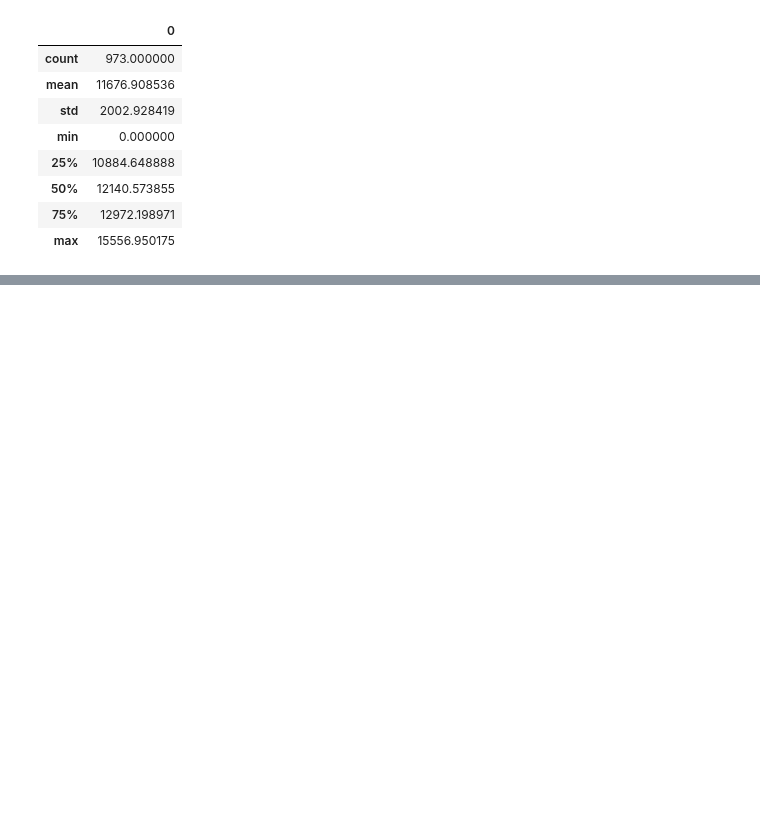
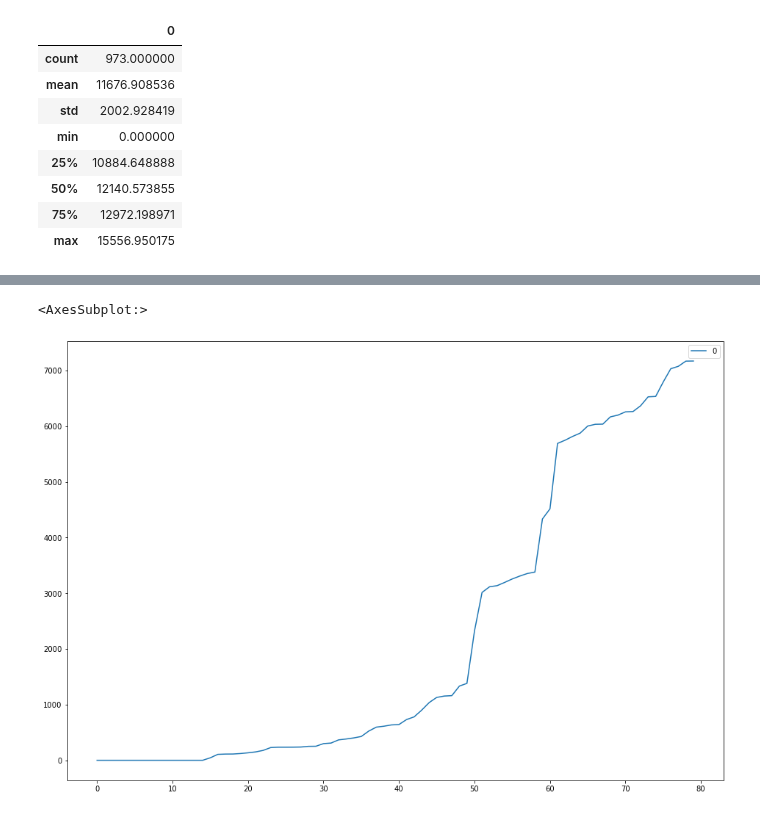
Before and after one commit to fom-big-data/fom-big-data-consulting-berlin-mobility-model, a Jupyter notebook: EXPLORATION/GEO-AnalyseWhiteSpots.ipynb, the cells around one changed output, grey strips where cells are left out. Saved outputs shown, nothing was run; the diff lists cells and outputs as text; code cells hidden in the pictures; blank space fills up the shorter version.

```diff
--- a/EXPLORATION/GEO-AnalyseWhiteSpots.ipynb
+++ b/EXPLORATION/GEO-AnalyseWhiteSpots.ipynb
@@ -314,0 +452,9 @@ max    15556.950175
+# %%
+plt.rcParams['figure.figsize'] = [16, 11]
+# %%
+tail = pd.DataFrame(tail50_drive['mean_spatial_distance_15min'].tolist())
+# %%
+tail.plot()
+# %% [output]
+<AxesSubplot:>
+[figure, added]
```
Also changed, not shown: parts of 37 cells of this notebook, 1 other file.
